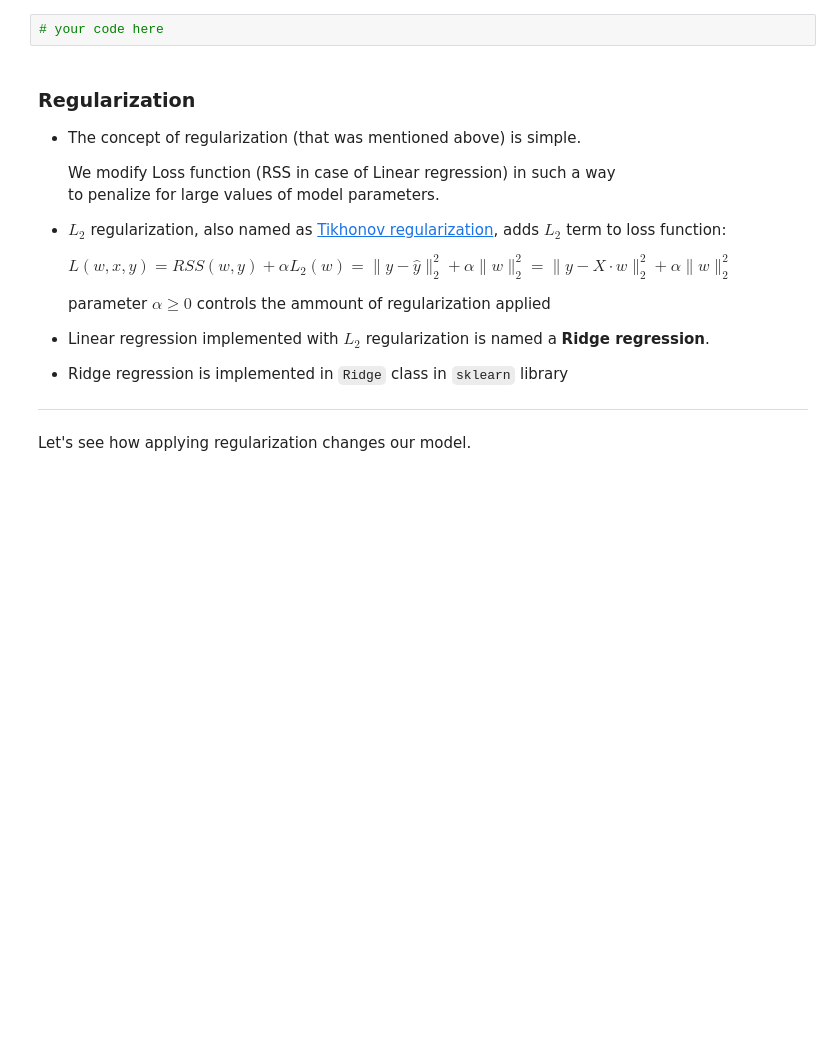
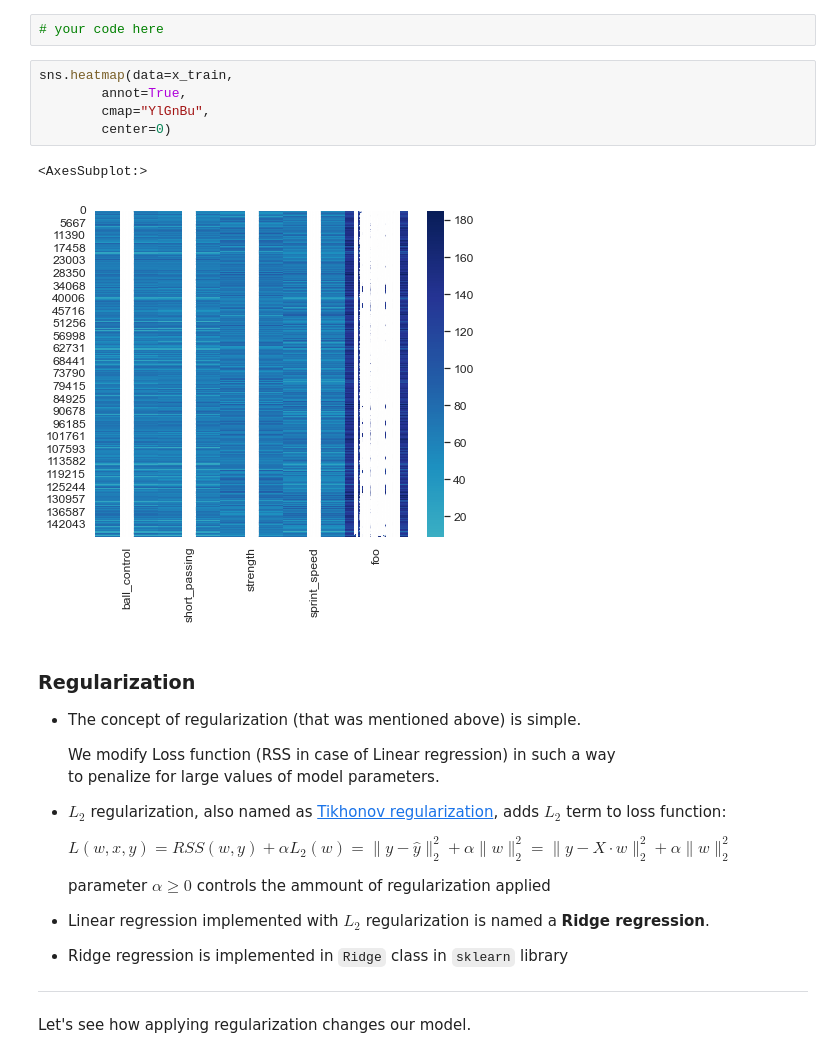
Before and after one commit to Sergo448/rolling-scopes-school-AI-MachineLearning, a Jupyter notebook: Sergo448_Linear_Regression.ipynb, the cells around one changed output. Saved outputs shown, nothing was run; the diff lists cells and outputs as text; blank space fills up the shorter version.

```diff
--- a/Sergo448_Linear_Regression.ipynb
+++ b/Sergo448_Linear_Regression.ipynb
@@ -1678,6 +1688,14 @@ l2_norm(model.coef_)
   but each of these correlation coefficients **is not so close to 1**
 # %%
 # your code here
+# %%
+sns.heatmap(data=x_train,
+        annot=True,
+        cmap="YlGnBu",
+        center=0)
+# %% [output]
+<AxesSubplot:>
+[figure, added]
 # %% [markdown]
 ### Regularization
 
```
Also changed, not shown: parts of 15 cells of this notebook.
